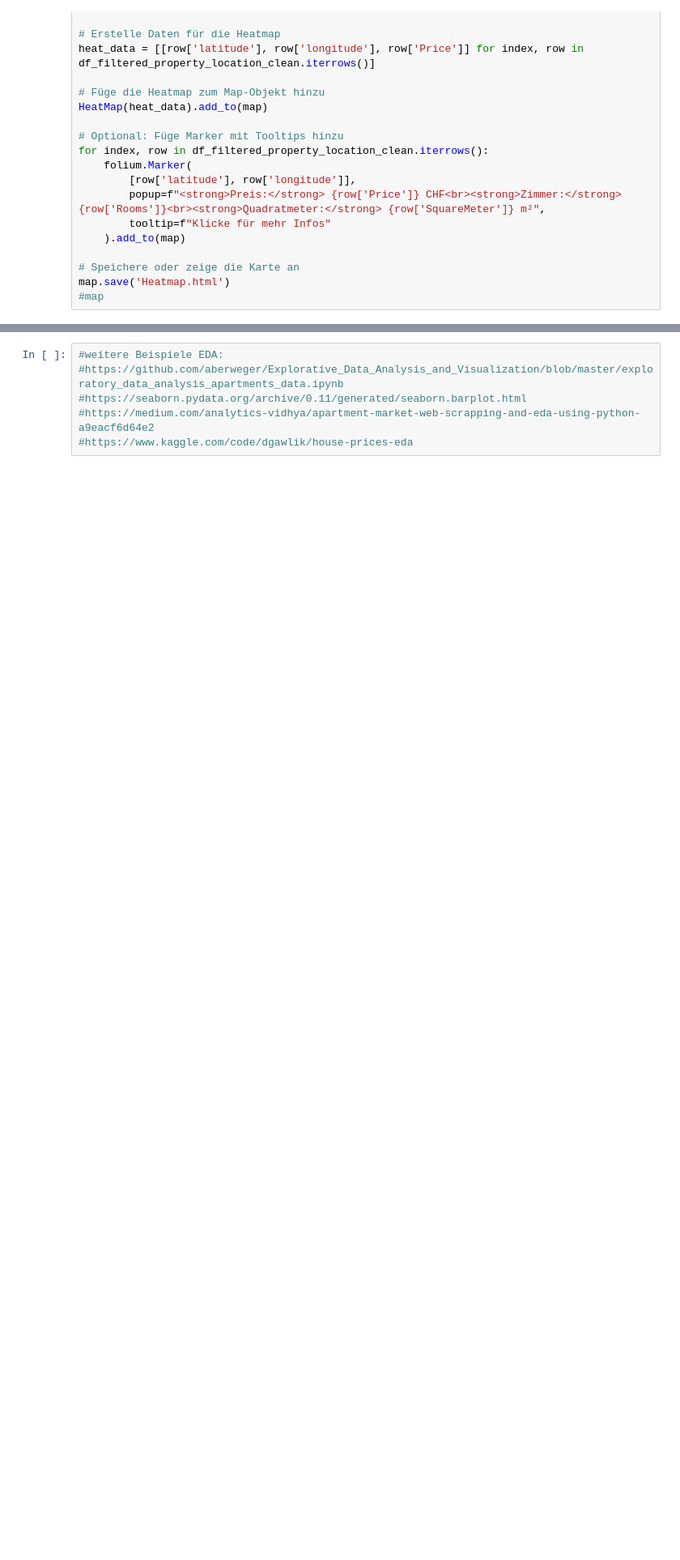
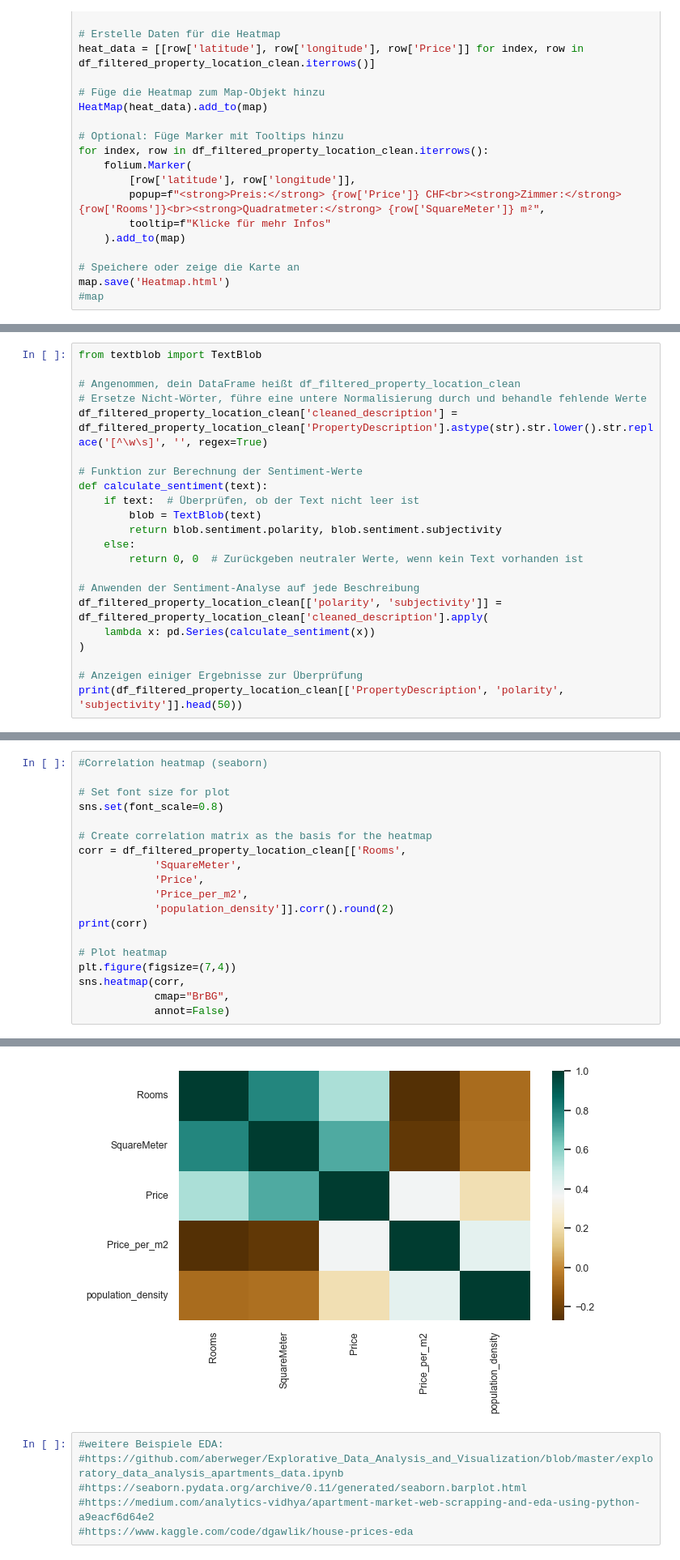
Before and after one commit to ElrasDeVayne/Immo-Projekt-DataScience, a Jupyter notebook: 20240401_EDA.ipynb, the cells around one changed output, grey strips where cells are left out. Shown: that part at 81% size. Saved outputs shown, nothing was run; the diff lists cells and outputs as text; blank space fills up the shorter version.

```diff
--- a/20240401_EDA.ipynb
+++ b/20240401_EDA.ipynb
@@ -411,0 +466,22 @@ plt.show()
+# %%
+from textblob import TextBlob
+
+# Angenommen, dein DataFrame heißt df_filtered_property_location_clean
+# Ersetze Nicht-Wörter, führe eine untere Normalisierung durch und behandle fehlende Werte
+df_filtered_property_location_clean['cleaned_description'] = df_filtered_property_location_clean['PropertyDescription'].astype(str).str.lower().str.replace('[^\w\s]', '', regex=True)
+
+# Funktion zur Berechnung der Sentiment-Werte
+def calculate_sentiment(text):
+    if text:  # Überprüfen, ob der Text nicht leer ist
+        blob = TextBlob(text)
+        return blob.sentiment.polarity, blob.sentiment.subjectivity
+    else:
+        return 0, 0  # Zurückgeben neutraler Werte, wenn kein Text vorhanden ist
+
+# Anwenden der Sentiment-Analyse auf jede Beschreibung
+df_filtered_property_location_clean[['polarity', 'subjectivity']] = df_filtered_property_location_clean['cleaned_description'].apply(
+    lambda x: pd.Series(calculate_sentiment(x))
+)
+
+# Anzeigen einiger Ergebnisse zur Überprüfung
+print(df_filtered_property_location_clean[['PropertyDescription', 'polarity', 'subjectivity']].head(50))
@@ -411,0 +506,20 @@ plt.show()
+# %%
+#Correlation heatmap (seaborn)
+
+# Set font size for plot
+sns.set(font_scale=0.8)
+
+# Create correlation matrix as the basis for the heatmap
+corr = df_filtered_property_location_clean[['Rooms',
+            'SquareMeter',
+            'Price',
+            'Price_per_m2',
+            'population_density']].corr().round(2)
+print(corr)
+
+# Plot heatmap
+plt.figure(figsize=(7,4))
+sns.heatmap(corr,
+            cmap="BrBG",
+            annot=False)
+# %% [output]
@@ -412,3 +540,4 @@ plt.show()
+[figure, added]
 # %%
 #weitere Beispiele EDA:
 #https://github.com/aberweger/Explorative_Data_Analysis_and_Visualization/blob/master/exploratory_data_analysis_apartments_data.ipynb
```
Also changed, not shown: parts of 15 cells of this notebook, 6 other files.
